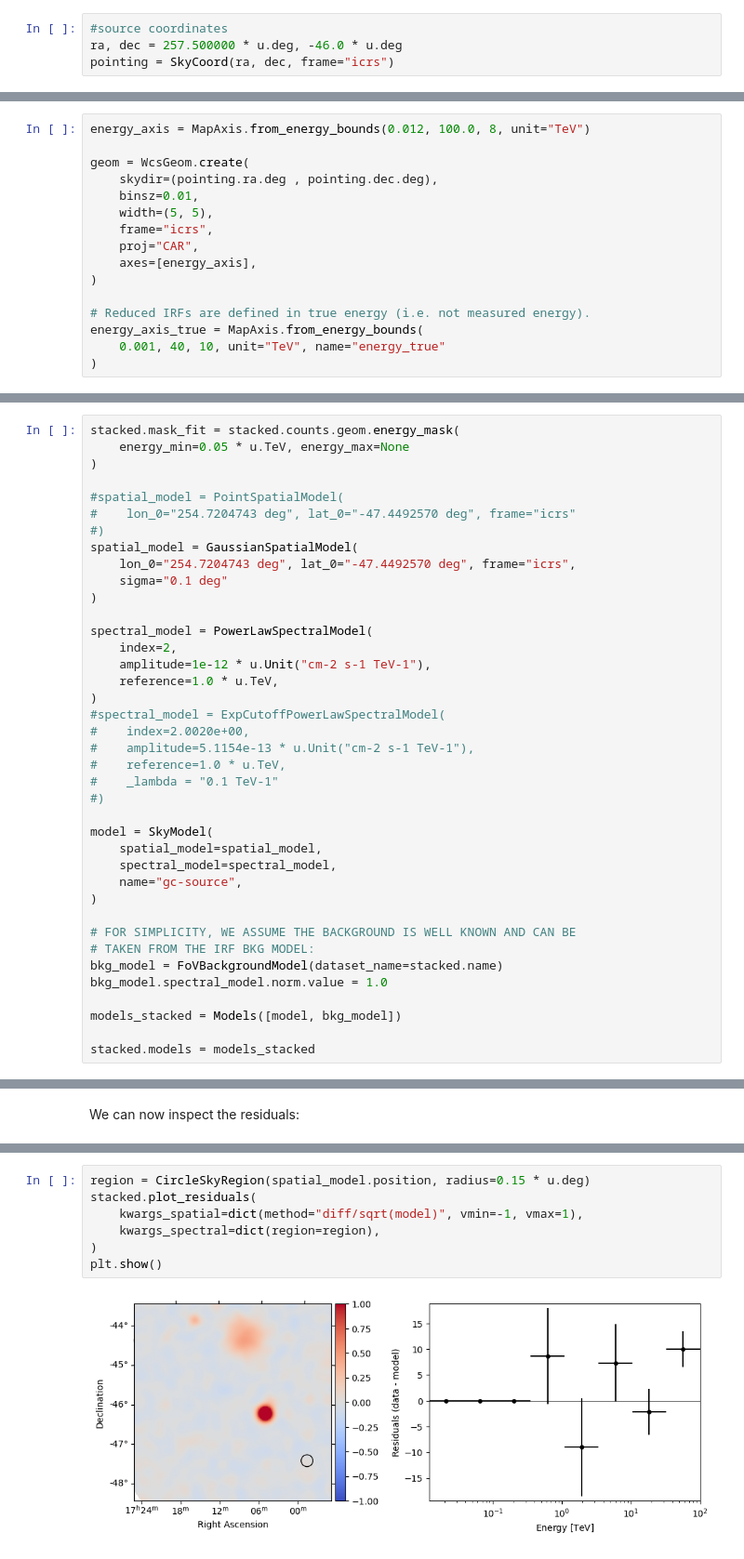
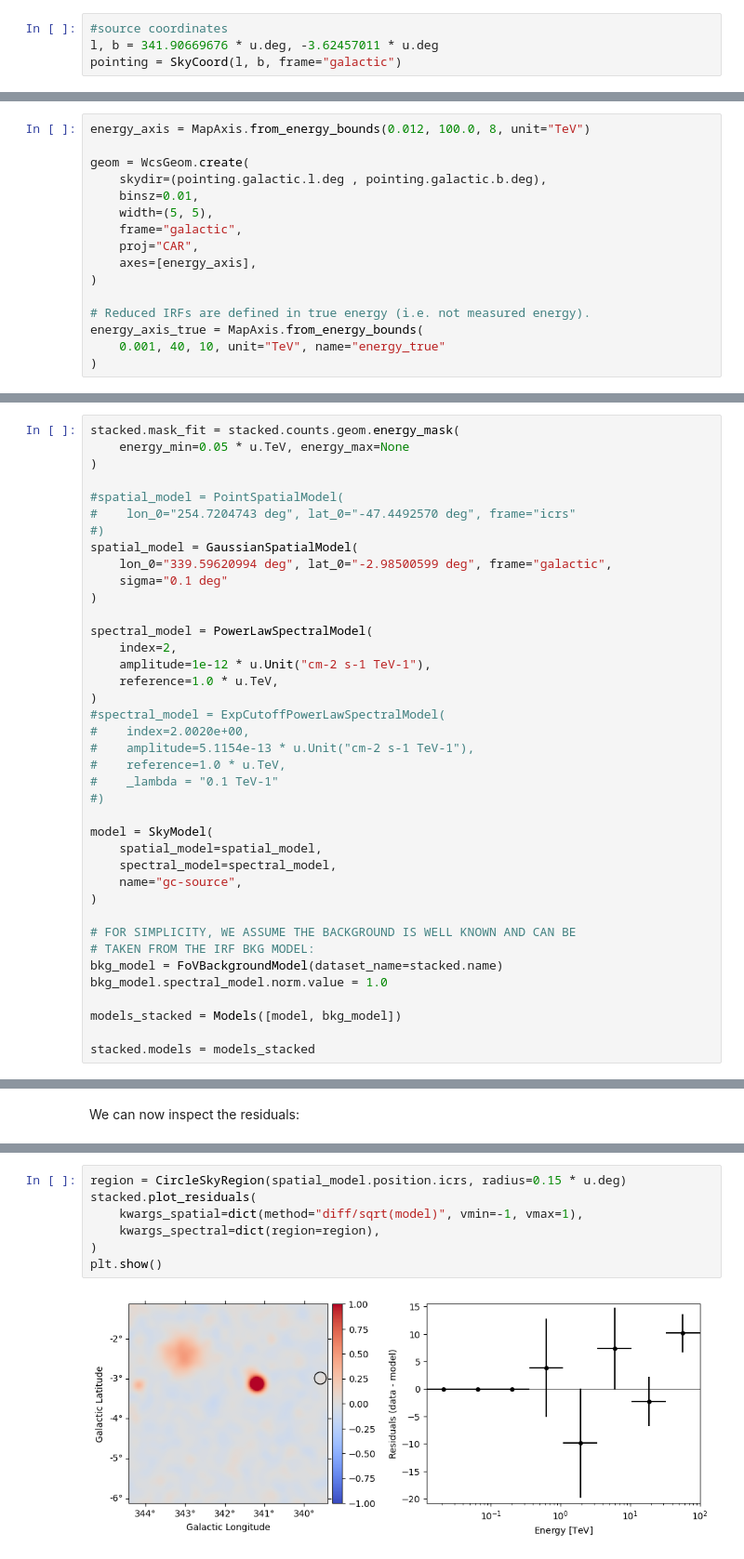
Before and after one commit to AtreyeeS/CTAO_school_notebook, a Jupyter notebook: 3D_Analysis/3D.ipynb, the cells around one changed output, grey strips where cells are left out. Shown at 93% size. Drawn from its saved outputs; the diff is of its cells as text.

```diff
--- a/3D_Analysis/3D.ipynb
+++ b/3D_Analysis/3D.ipynb
@@ -47,8 +47,8 @@ env: CALDB=../caldb/
 data_store = DataStore.from_dir("../output")
 # %%
 #source coordinates
-ra, dec = 257.500000 * u.deg, -46.0 * u.deg
-pointing = SkyCoord(ra, dec, frame="icrs")
+l, b = 341.90669676 * u.deg, -3.62457011 * u.deg
+pointing = SkyCoord(l, b, frame="galactic")
 # %%
 selection = dict(
     type="sky_circle",
@@ -77,10 +77,10 @@ Now, we generate the 'stacked' dataset:
 energy_axis = MapAxis.from_energy_bounds(0.012, 100.0, 8, unit="TeV")
 
 geom = WcsGeom.create(
-    skydir=(pointing.ra.deg , pointing.dec.deg),
+    skydir=(pointing.galactic.l.deg , pointing.galactic.b.deg),
     binsz=0.01,
     width=(5, 5),
-    frame="icrs",
+    frame="galactic",
     proj="CAR",
     axes=[energy_axis],
 )
@@ -172,7 +210,7 @@ stacked.mask_fit = stacked.counts.geom.energy_mask(
 #    lon_0="254.7204743 deg", lat_0="-47.4492570 deg", frame="icrs"
 #)
 spatial_model = GaussianSpatialModel(
-    lon_0="254.7204743 deg", lat_0="-47.4492570 deg", frame="icrs",
+    lon_0="339.59620994 deg", lat_0="-2.98500599 deg", frame="galactic",
     sigma="0.1 deg"
 )
 
@@ -271,12 +310,12 @@ plt.show()
 # %%
-region = CircleSkyRegion(spatial_model.position, radius=0.15 * u.deg)
+region = CircleSkyRegion(spatial_model.position.icrs, radius=0.15 * u.deg)
 stacked.plot_residuals(
     kwargs_spatial=dict(method="diff/sqrt(model)", vmin=-1, vmax=1),
     kwargs_spectral=dict(region=region),
 )
 plt.show()
 # %% [output]
-[figure, old version]
+[figure, new version]
 # %%
 estimator = ExcessMapEstimator(
     correlation_radius="0.1 deg",
```
Also changed, not shown: parts of 17 cells of this notebook, 1 other file.
